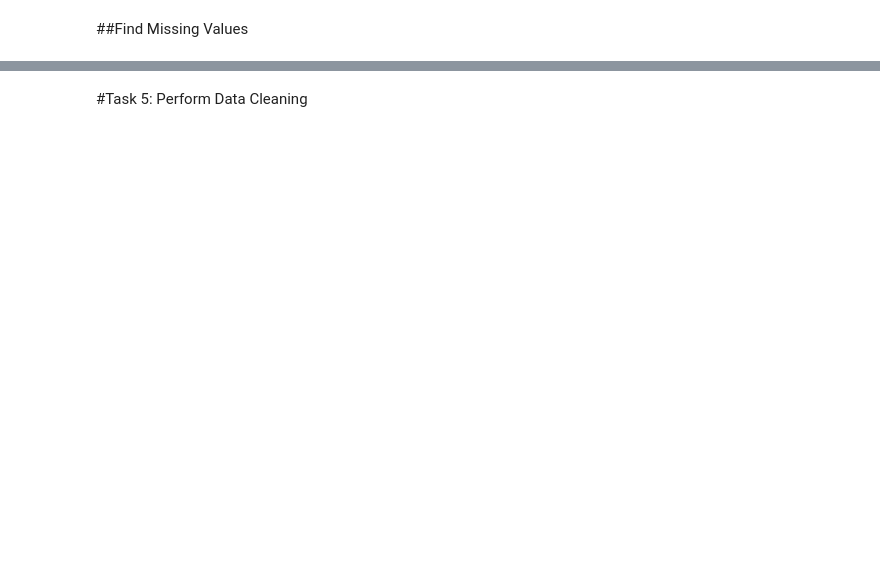
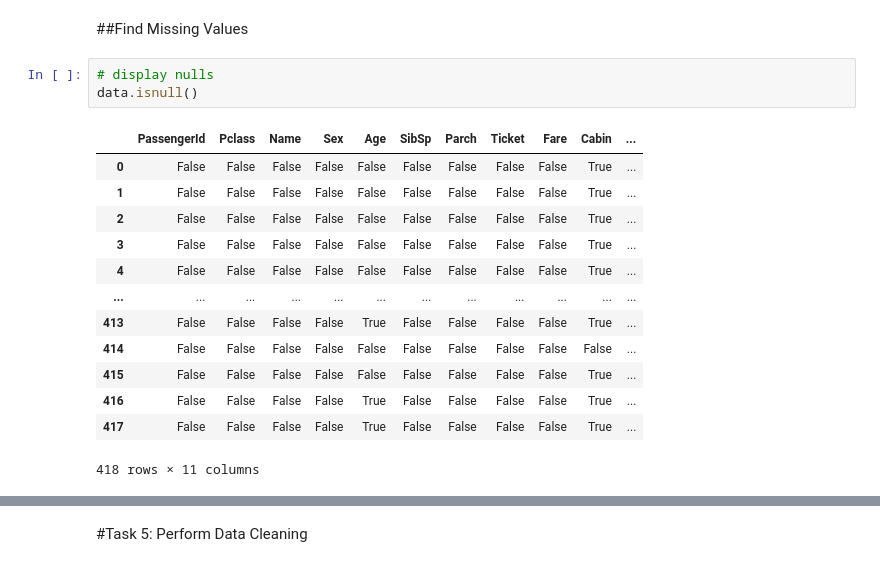
Before and after one commit to RedPandaStyle/ACE-Predictive-Analytics, a Jupyter notebook: Titanic_Analysis_Test_Data_JPV.ipynb, the cells around one changed output, grey strips where cells are left out. Drawn from its saved outputs; the diff is of its cells as text; blank space fills up the shorter version.

```diff
--- a/Titanic_Analysis_Test_Data_JPV.ipynb
+++ b/Titanic_Analysis_Test_Data_JPV.ipynb
@@ -61,2 +85,19 @@ memory usage: 36.0+ KB
 # %% [markdown]
 ##Find Missing Values
+# %%
+# display nulls
+data.isnull()
+# %% [output]
+|  | PassengerId | Pclass | Name | Sex | Age | SibSp | Parch | Ticket | Fare | Cabin | ... |
+| 0 | False | False | False | False | False | False | False | False | False | True | ... |
+| 1 | False | False | False | False | False | False | False | False | False | True | ... |
+| 2 | False | False | False | False | False | False | False | False | False | True | ... |
+| 3 | False | False | False | False | False | False | False | False | False | True | ... |
+| 4 | False | False | False | False | False | False | False | False | False | True | ... |
+| ... | ... | ... | ... | ... | ... | ... | ... | ... | ... | ... | ... |
+| 413 | False | False | False | False | True | False | False | False | False | True | ... |
+| 414 | False | False | False | False | False | False | False | False | False | False | ... |
+| 415 | False | False | False | False | False | False | False | False | False | True | ... |
+| 416 | False | False | False | False | True | False | False | False | False | True | ... |
+| 417 | False | False | False | False | True | False | False | False | False | True | ... |
+418 rows × 11 columns
```
Also changed, not shown: parts of 20 cells of this notebook.
